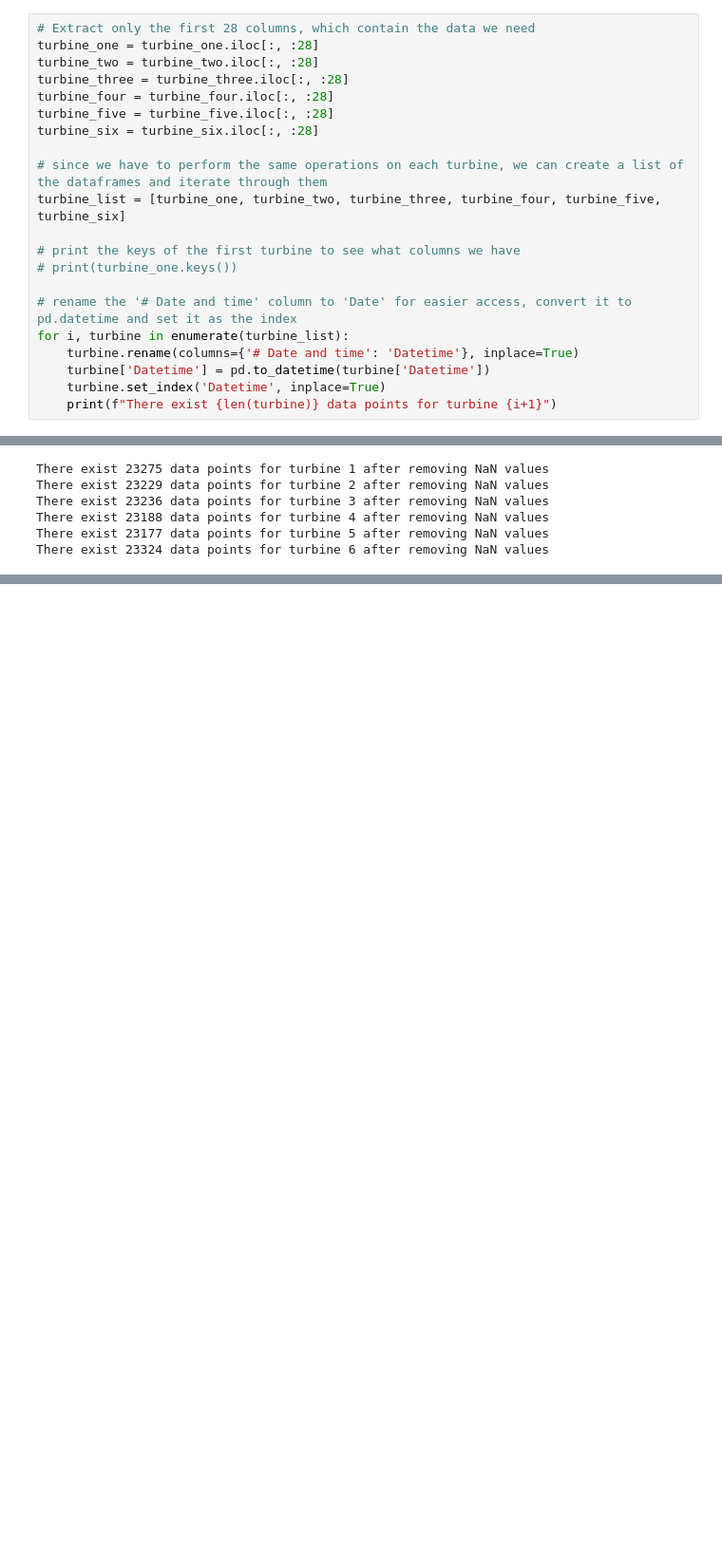
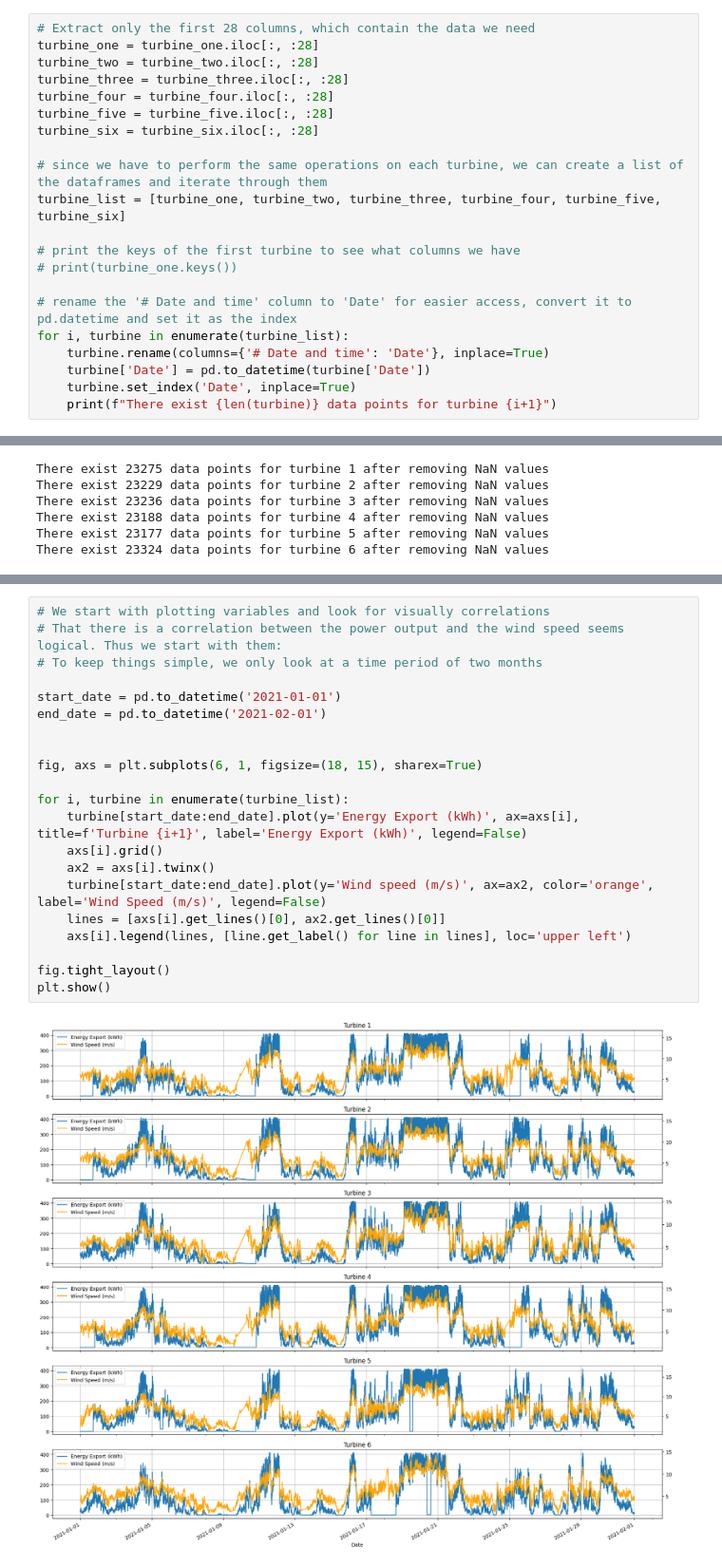
Before and after one commit to H-Kugler/forecasting-wind-power, a Jupyter notebook: notebooks/data_inspection.ipynb, the cells around one changed output, grey strips where cells are left out. Shown: that part at 95% size. Drawn from its saved outputs; the diff is of its cells as text; blank space fills up the shorter version.

Commit message:
created plot, brainstorming forecasting methods

```diff
--- a/notebooks/data_inspection.ipynb
+++ b/notebooks/data_inspection.ipynb
@@ -33,9 +33,9 @@ turbine_list = [turbine_one, turbine_two, turbine_three, turbine_four, turbine_f
 
 # rename the '# Date and time' column to 'Date' for easier access, convert it to pd.datetime and set it as the index
 for i, turbine in enumerate(turbine_list):
-    turbine.rename(columns={'# Date and time': 'Datetime'}, inplace=True)
-    turbine['Datetime'] = pd.to_datetime(turbine['Datetime'])
-    turbine.set_index('Datetime', inplace=True)
+    turbine.rename(columns={'# Date and time': 'Date'}, inplace=True)
+    turbine['Date'] = pd.to_datetime(turbine['Date'])
+    turbine.set_index('Date', inplace=True)
     print(f"There exist {len(turbine)} data points for turbine {i+1}")
 # %% [output]
 There exist 26064 data points for turbine 1
@@ -73,0 +96,23 @@ There exist 0 duplicated rows in turbine 6
+# %%
+# We start with plotting variables and look for visually correlations
+# That there is a correlation between the power output and the wind speed seems logical. Thus we start with them:
+# To keep things simple, we only look at a time period of two months
+
+start_date = pd.to_datetime('2021-01-01')
+end_date = pd.to_datetime('2021-02-01')
+
+
+fig, axs = plt.subplots(6, 1, figsize=(18, 15), sharex=True)
+
+for i, turbine in enumerate(turbine_list):
+    turbine[start_date:end_date].plot(y='Energy Export (kWh)', ax=axs[i], title=f'Turbine {i+1}', label='Energy Export (kWh)', legend=False)
+    axs[i].grid()
+    ax2 = axs[i].twinx()
+    turbine[start_date:end_date].plot(y='Wind speed (m/s)', ax=ax2, color='orange', label='Wind Speed (m/s)', legend=False)
+    lines = [axs[i].get_lines()[0], ax2.get_lines()[0]]
+    axs[i].legend(lines, [line.get_label() for line in lines], loc='upper left')
+
+fig.tight_layout()
+plt.show()
+# %% [output]
+[figure, added]
```
Also changed, not shown: parts of 9 cells of this notebook, 1 other file.
